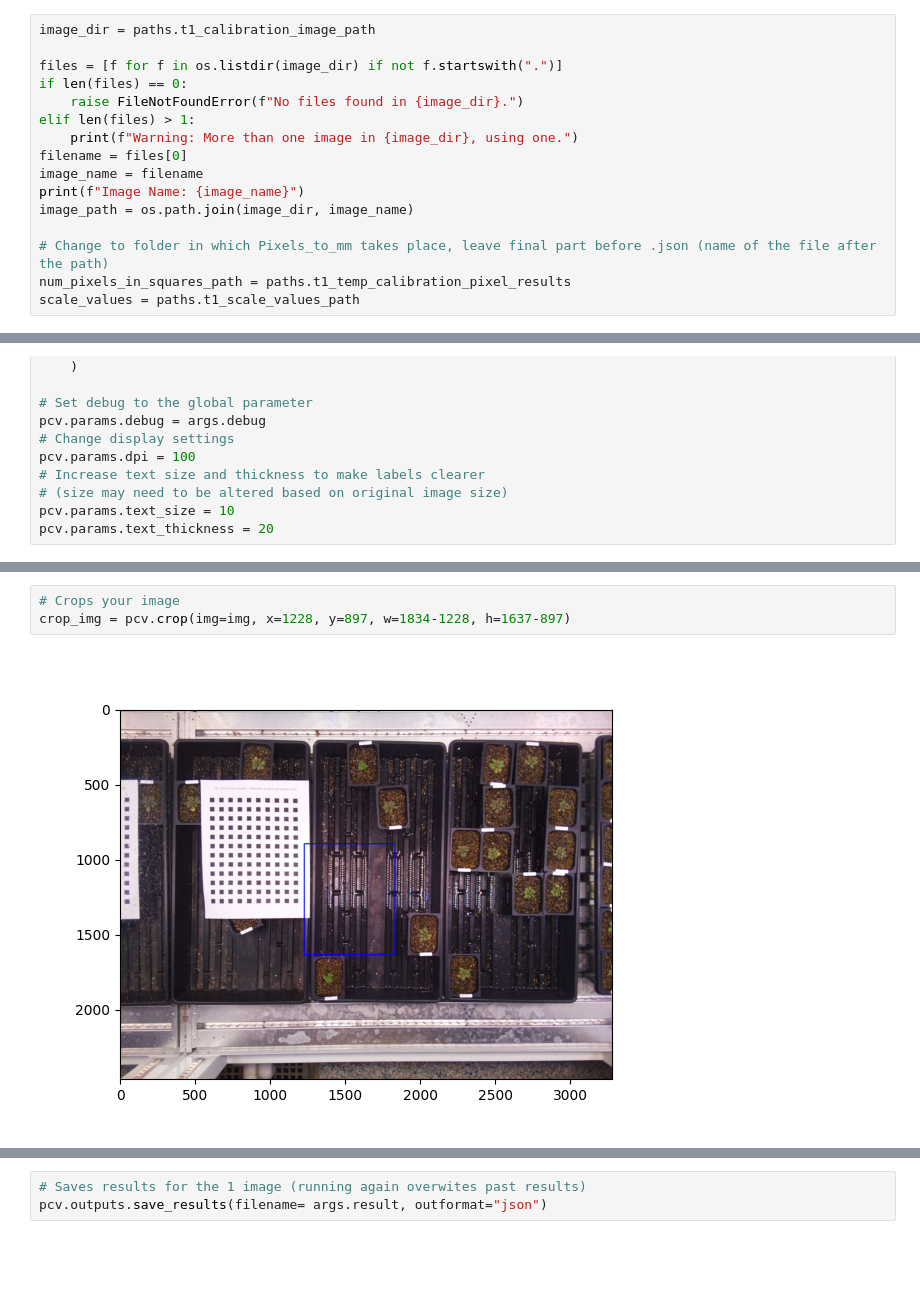
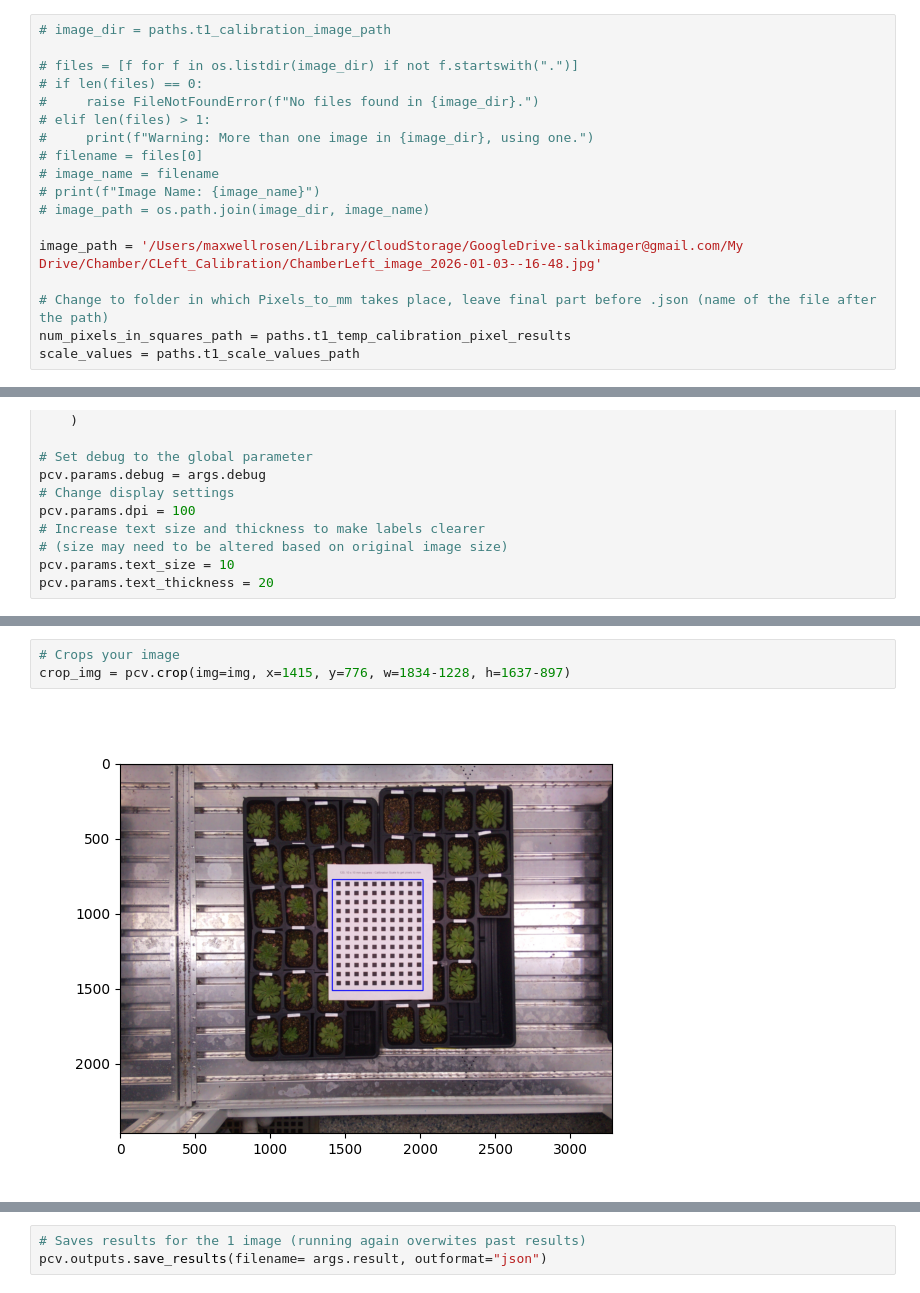
Before and after one commit to kyle1686/eckerlabproj, a Jupyter notebook: On_Laptop/Chamber/Tray1/Pixels_to_mm_T1/pixels_to_mm_T1.ipynb, the cells around one changed output, grey strips where cells are left out. Cells and saved outputs as stored; diff of their text form; blank space fills up the shorter version.

```diff
--- a/On_Laptop/Chamber/Tray1/Pixels_to_mm_T1/pixels_to_mm_T1.ipynb
+++ b/On_Laptop/Chamber/Tray1/Pixels_to_mm_T1/pixels_to_mm_T1.ipynb
@@ -23,17 +23,19 @@ import os
 import numpy as np
 import json
 # %%
-image_dir = paths.t1_calibration_image_path
+# image_dir = paths.t1_calibration_image_path
 
-files = [f for f in os.listdir(image_dir) if not f.startswith(".")]
-if len(files) == 0:
-    raise FileNotFoundError(f"No files found in {image_dir}.")
-elif len(files) > 1:
-    print(f"Warning: More than one image in {image_dir}, using one.")
-filename = files[0]
-image_name = filename
-print(f"Image Name: {image_name}")
-image_path = os.path.join(image_dir, image_name)
+# files = [f for f in os.listdir(image_dir) if not f.startswith(".")]
+# if len(files) == 0:
+#     raise FileNotFoundError(f"No files found in {image_dir}.")
+# elif len(files) > 1:
+#     print(f"Warning: More than one image in {image_dir}, using one.")
+# filename = files[0]
+# image_name = filename
+# print(f"Image Name: {image_name}")
+# image_path = os.path.join(image_dir, image_name)
+
+image_path = '/Users/maxwellrosen/Library/CloudStorage/GoogleDrive-salkimager@gmail.com/My Drive/Chamber/CLeft_Calibration/ChamberLeft_image_2026-01-03--16-48.jpg'
 
 # Change to folder in which Pixels_to_mm takes place, leave final part before .json (name of the file after the path)
 num_pixels_in_squares_path = paths.t1_temp_calibration_pixel_results
@@ -67,8 +67,8 @@ img, path, filename = pcv.readimage(filename=args.image1)
 # %%
 # Crops your image
-crop_img = pcv.crop(img=img, x=1228, y=897, w=1834-1228, h=1637-897)
+crop_img = pcv.crop(img=img, x=1415, y=776, w=1834-1228, h=1637-897)
 # %% [output]
-[figure, old version]
+[figure, new version]
 # %%
 # Shows options for which channel to view the image through (ideally want the most contrast)
 colorspace_img = pcv.visualize.colorspaces(rgb_img=crop_img)
```
Also changed, not shown: parts of 9 cells of this notebook, 24 other files.
